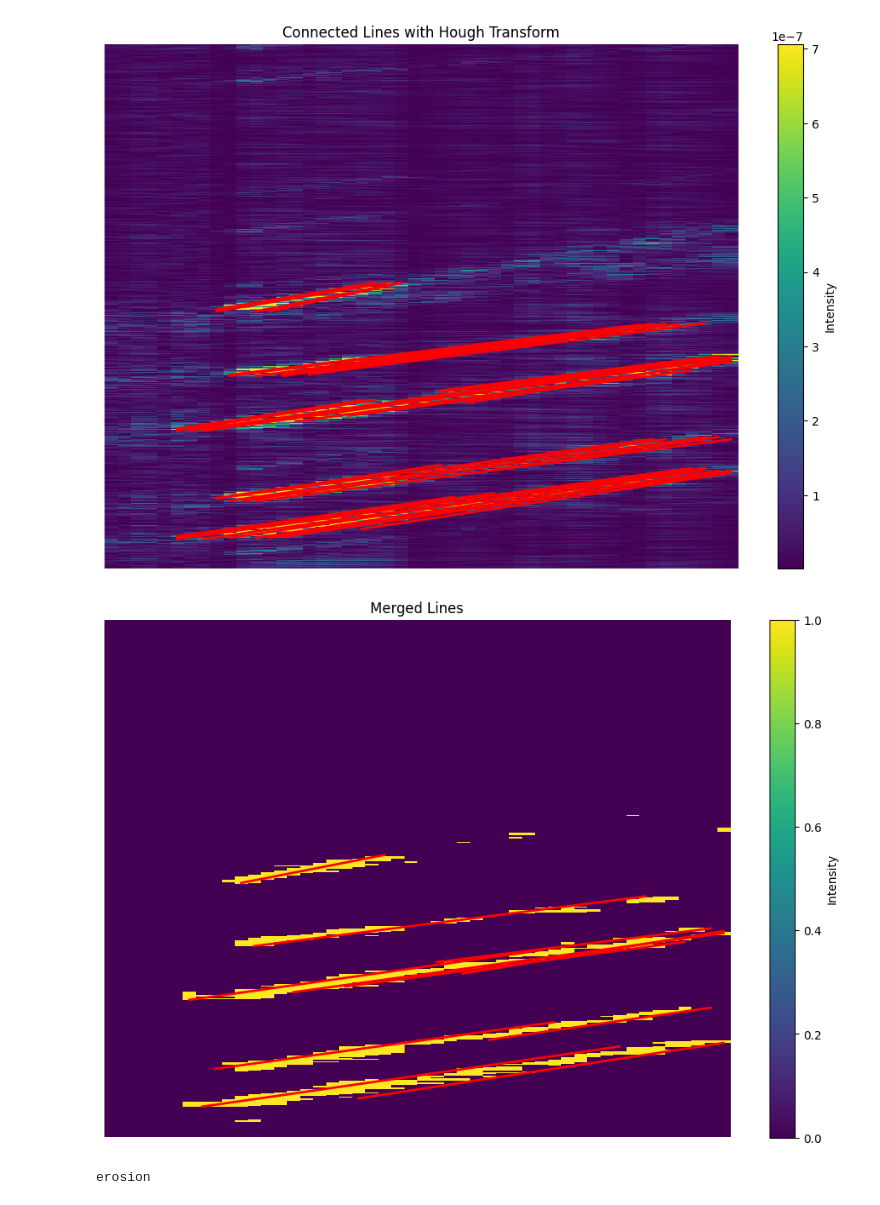
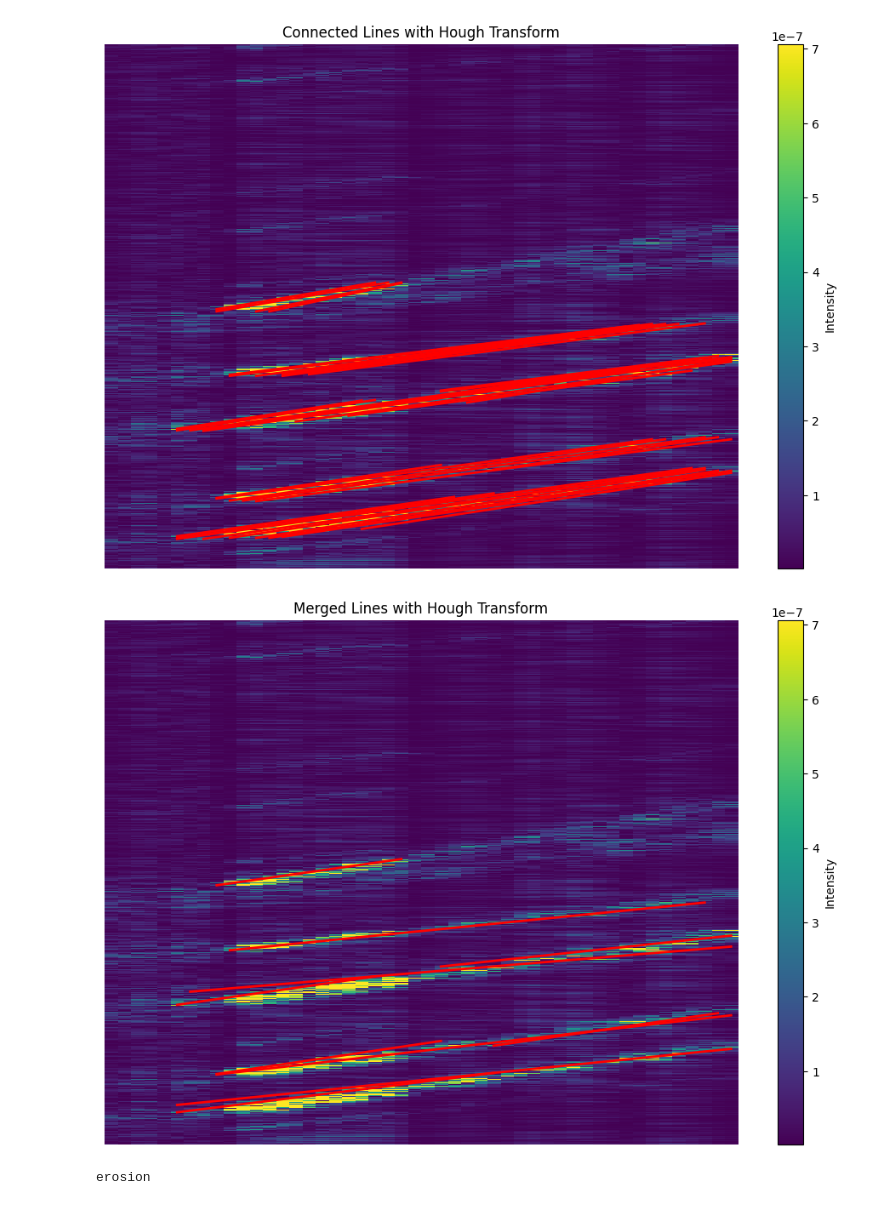
Before and after one commit to mmartyna123/ComputerVision, a Jupyter notebook: Project1/Project_MS.ipynb, the cells around one changed output. Cells and saved outputs as stored; diff of their text form; code cells hidden in the pictures.

Commit message:
'single' lines detected, further preprocessing is needed to detect only one line

```diff
--- a/Project1/Project_MS.ipynb
+++ b/Project1/Project_MS.ipynb
@@ -324,7 +324,7 @@ plot_lines_on_dataframe(df, lines, title="Connected Lines with Hough Transform")
 # %% [output]
 [figure]
 # %%
-def merge_lines(lines, min_distance=10, max_angle_diff=5):
+def merge_lines(lines, min_distance=20, max_angle_diff=5):
     """
     Merges lines that are close together and have similar angles.
 
@@ -347,13 +347,17 @@ def merge_lines(lines, min_distance=10, max_angle_diff=5):
 
         for merged in merged_lines:
             mx1, my1, mx2, my2, mangle = merged
-            mdistance = np.sqrt((x1 - mx1) ** 2 + (y1 - my1) ** 2)
+            # Calculate the midpoints of the two lines for better comparison
+            mid_x1, mid_y1 = (mx1 + mx2) / 2, (my1 + my2) / 2
+            mid_x2, mid_y2 = (x1 + x2) / 2, (y1 + y2) / 2
+            mdistance = np.sqrt((mid_x1 - mid_x2) ** 2 + (mid_y1 - mid_y2) ** 2)
+
             if mdistance < min_distance and abs(mangle - angle) < max_angle_diff:
-                # Update merged line as the average of its components
-                merged[0] = (mx1 + x1) / 2
-                merged[1] = (my1 + y1) / 2
-                merged[2] = (mx2 + x2) / 2
-                merged[3] = (my2 + y2) / 2
+                # Merge lines by recalculating the start and end points
+                merged[0] = min(mx1, x1)
+                merged[1] = min(my1, y1)
+                merged[2] = max(mx2, x2)
+                merged[3] = max(my2, y2)
                 merged[4] = (mangle + angle) / 2
                 added = True
                 break
@@ -361,18 +365,15 @@ def merge_lines(lines, min_distance=10, max_angle_diff=5):
         if not added:
             merged_lines.append([x1, y1, x2, y2, angle])
 
-    # Return the merged lines in the format required for plotting
-    return [[int(l[0]), int(l[1]), int(l[2]), int(l[3])] for l in merged_lines]
+    # Return the merged lines in the format [[[x1, y1, x2, y2]], ...]
+    return [[[line[0], line[1], line[2], line[3]]] for line in merged_lines]
-# %%
-
-
-# Wrap each line in a list to match the expected structure
-merged_lines = [[line] for line in merge_lines(lines)]
-
-# Plot merged lines
-plot_lines_on_dataframe(pd.DataFrame(closed_image), merged_lines, title="Merged Lines")
-# %% [output]
-[figure, removed]
+# %%
+merged_lines = merge_lines(lines)
+
+# Plot merged lines
+plot_lines_on_dataframe(df, merged_lines, title="Merged Lines with Hough Transform")
+# %% [output]
+[figure, added]
 # %%
 #EROSION,
 kernel = cv2.getStructuringElement(cv2.MORPH_RECT, (2,2))
```
